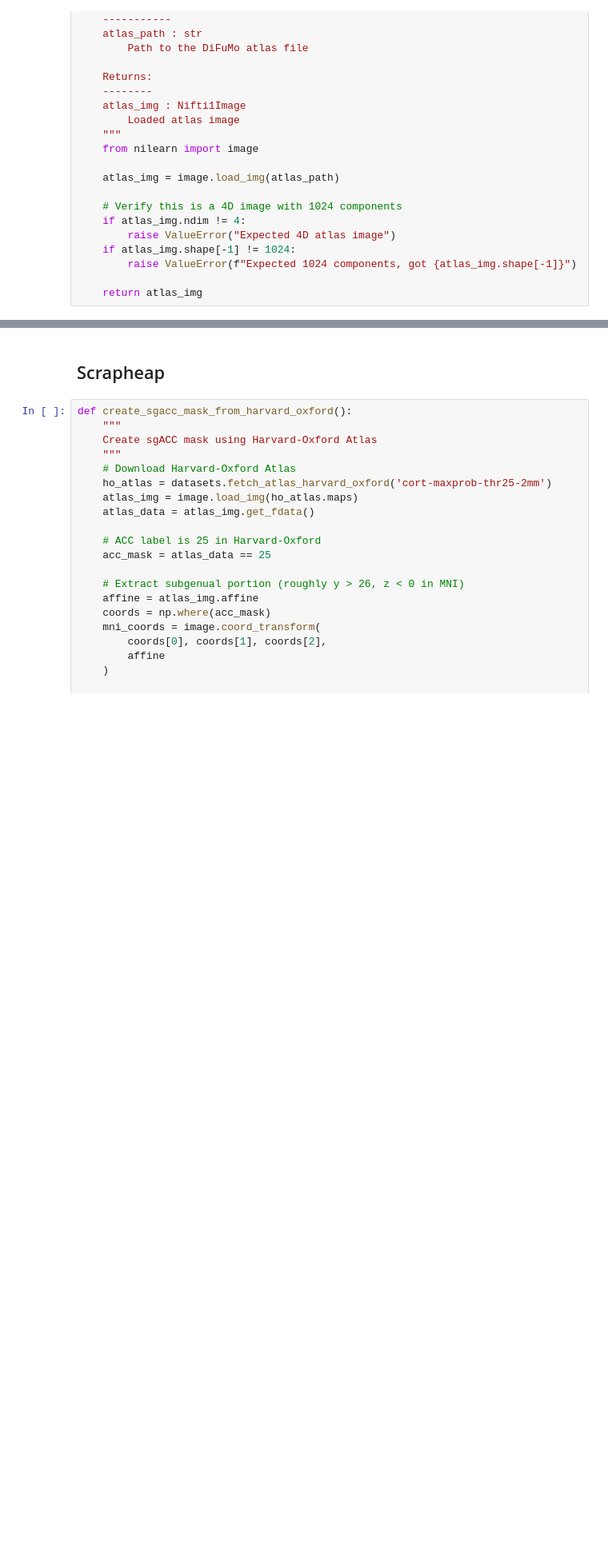
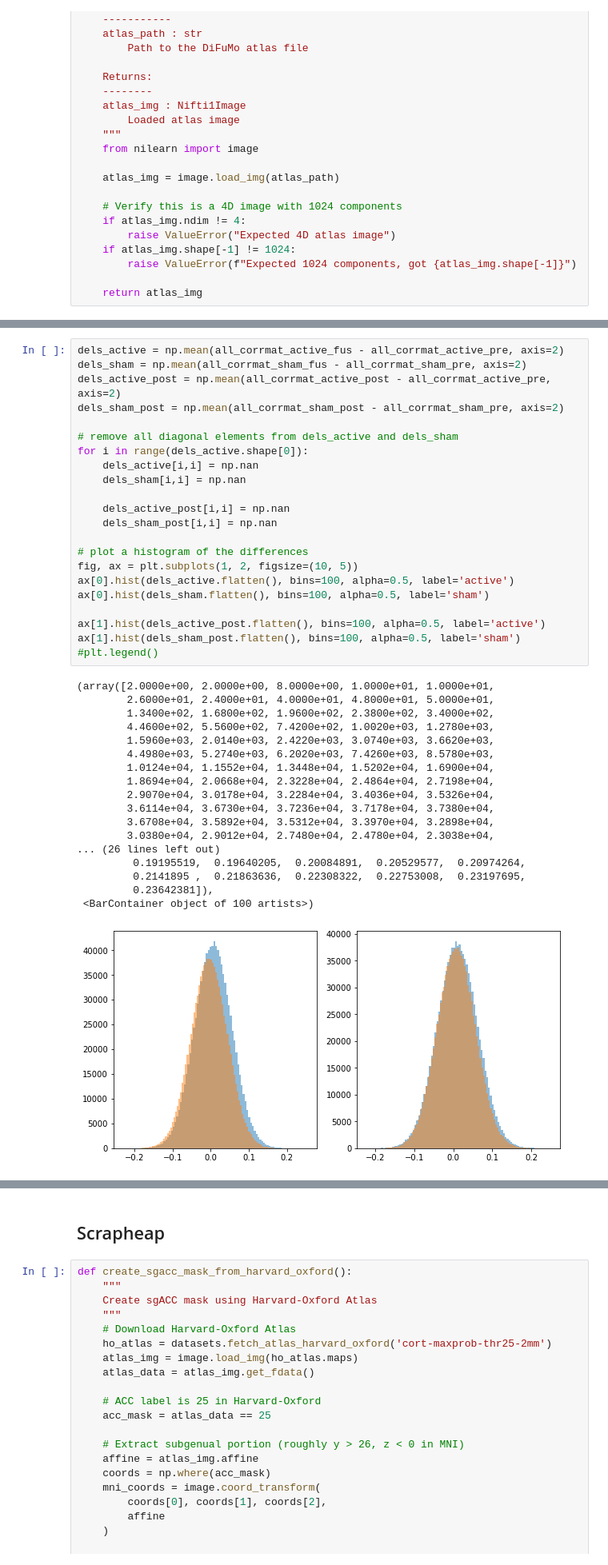
Before and after one commit to dmochow/fus, a Jupyter notebook: code/analyze_resampled_preprocessed_bold.ipynb, the cells around one changed output, grey strips where cells are left out. Shown at 80% size. Cells and saved outputs as stored; diff of their text form; blank space fills up the shorter version.

```diff
--- a/code/analyze_resampled_preprocessed_bold.ipynb
+++ b/code/analyze_resampled_preprocessed_bold.ipynb
@@ -302,0 +478,41 @@ plt.plot(time_series['sham'][1][:, 133])
+# %%
+dels_active = np.mean(all_corrmat_active_fus - all_corrmat_active_pre, axis=2)
+dels_sham = np.mean(all_corrmat_sham_fus - all_corrmat_sham_pre, axis=2)
+dels_active_post = np.mean(all_corrmat_active_post - all_corrmat_active_pre, axis=2)
+dels_sham_post = np.mean(all_corrmat_sham_post - all_corrmat_sham_pre, axis=2)
+
+# remove all diagonal elements from dels_active and dels_sham
+for i in range(dels_active.shape[0]):
+    dels_active[i,i] = np.nan
+    dels_sham[i,i] = np.nan
+
+    dels_active_post[i,i] = np.nan
+    dels_sham_post[i,i] = np.nan
+
+# plot a histogram of the differences
+fig, ax = plt.subplots(1, 2, figsize=(10, 5))
+ax[0].hist(dels_active.flatten(), bins=100, alpha=0.5, label='active')
+ax[0].hist(dels_sham.flatten(), bins=100, alpha=0.5, label='sham')
+
+ax[1].hist(dels_active_post.flatten(), bins=100, alpha=0.5, label='active')
+ax[1].hist(dels_sham_post.flatten(), bins=100, alpha=0.5, label='sham')
+#plt.legend()
+# %% [output]
+(array([2.0000e+00, 2.0000e+00, 8.0000e+00, 1.0000e+01, 1.0000e+01,
+        2.6000e+01, 2.4000e+01, 4.0000e+01, 4.8000e+01, 5.0000e+01,
+        1.3400e+02, 1.6800e+02, 1.9600e+02, 2.3800e+02, 3.4000e+02,
+        4.4600e+02, 5.5600e+02, 7.4200e+02, 1.0020e+03, 1.2780e+03,
+        1.5960e+03, 2.0140e+03, 2.4220e+03, 3.0740e+03, 3.6620e+03,
+        4.4980e+03, 5.2740e+03, 6.2020e+03, 7.4260e+03, 8.5780e+03,
+        1.0124e+04, 1.1552e+04, 1.3448e+04, 1.5202e+04, 1.6900e+04,
+        1.8694e+04, 2.0668e+04, 2.3228e+04, 2.4864e+04, 2.7198e+04,
+        2.9070e+04, 3.0178e+04, 3.2284e+04, 3.4036e+04, 3.5326e+04,
+        3.6114e+04, 3.6730e+04, 3.7236e+04, 3.7178e+04, 3.7380e+04,
+        3.6708e+04, 3.5892e+04, 3.5312e+04, 3.3970e+04, 3.2898e+04,
+        3.0380e+04, 2.9012e+04, 2.7480e+04, 2.4780e+04, 2.3038e+04,
+... (26 lines left out)
+         0.19195519,  0.19640205,  0.20084891,  0.20529577,  0.20974264,
+         0.2141895 ,  0.21863636,  0.22308322,  0.22753008,  0.23197695,
+         0.23642381]),
+ <BarContainer object of 100 artists>)
+[figure, added]
```
Also changed, not shown: parts of 52 cells of this notebook.
